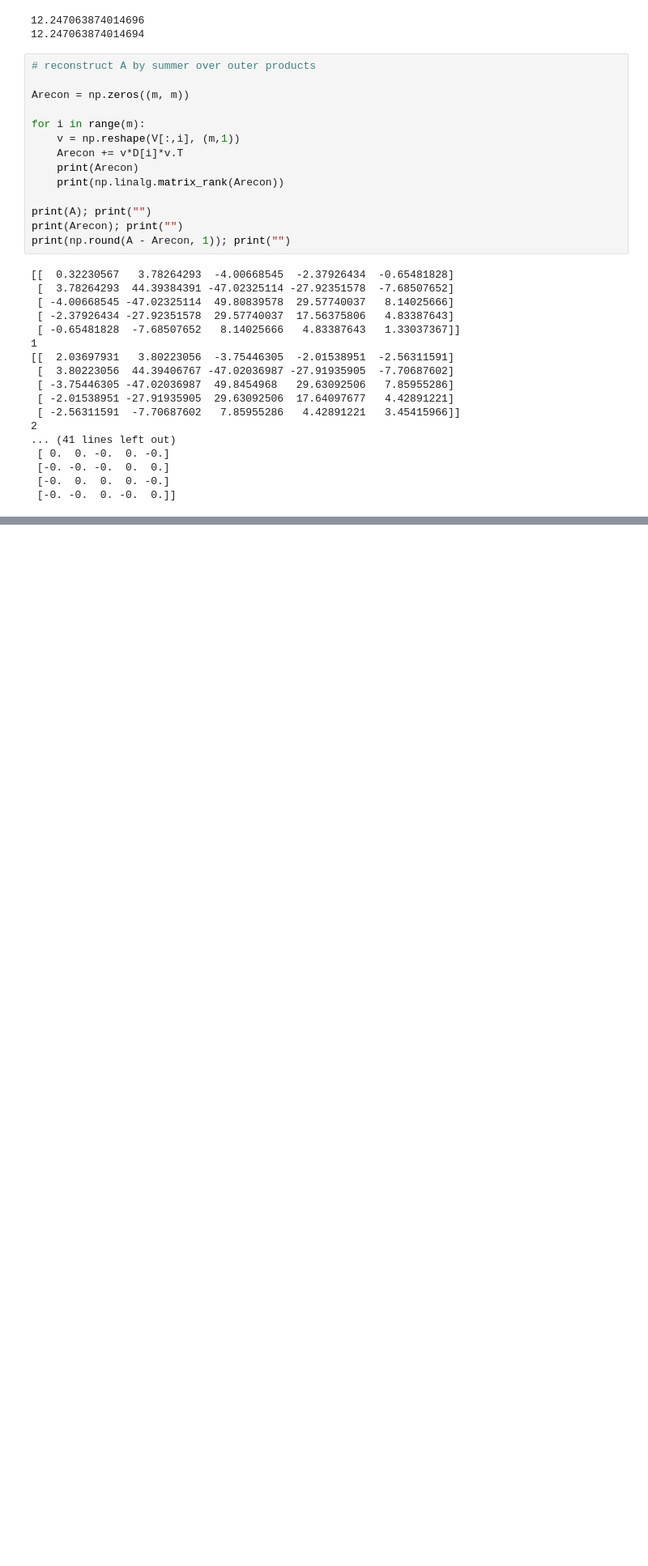
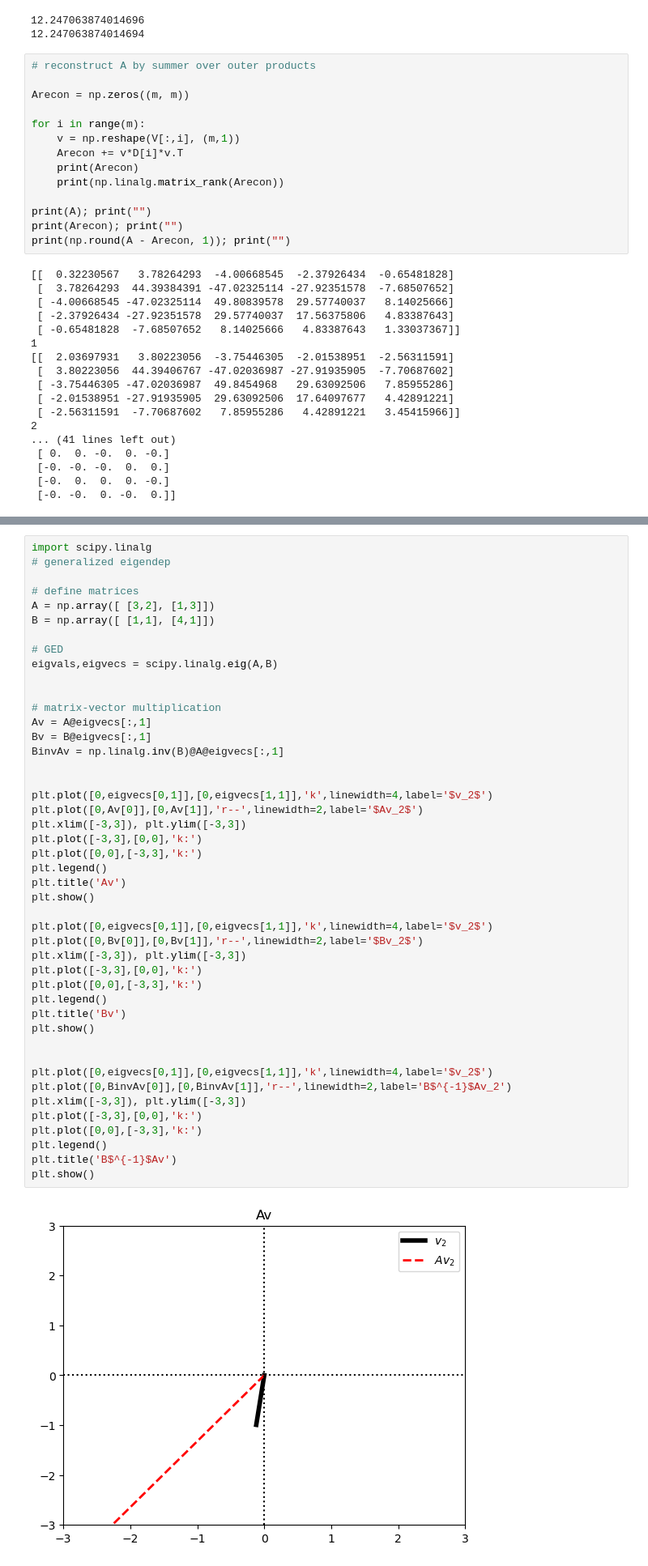
Before and after one commit to decemberkms/linear_algebra, a Jupyter notebook: eigen_decomposition08.ipynb, the cells around one changed output, grey strips where cells are left out. Shown at 81% size. Saved outputs shown, nothing was run; the diff lists cells and outputs as text; blank space fills up the shorter version.

```diff
--- a/eigen_decomposition08.ipynb
+++ b/eigen_decomposition08.ipynb
@@ -502,0 +534,47 @@ print(np.round(A - Arecon, 1)); print("")
+# %%
+import scipy.linalg
+# generalized eigendep
+
+# define matrices
+A = np.array([ [3,2], [1,3]])
+B = np.array([ [1,1], [4,1]])
+
+# GED
+eigvals,eigvecs = scipy.linalg.eig(A,B)
+
+
+# matrix-vector multiplication
+Av = A@eigvecs[:,1]
+Bv = B@eigvecs[:,1]
+BinvAv = np.linalg.inv(B)@A@eigvecs[:,1]
+
+
+plt.plot([0,eigvecs[0,1]],[0,eigvecs[1,1]],'k',linewidth=4,label='$v_2$')
+plt.plot([0,Av[0]],[0,Av[1]],'r--',linewidth=2,label='$Av_2$')
+plt.xlim([-3,3]), plt.ylim([-3,3])
+plt.plot([-3,3],[0,0],'k:')
+plt.plot([0,0],[-3,3],'k:')
+plt.legend()
+plt.title('Av')
+plt.show()
+
+plt.plot([0,eigvecs[0,1]],[0,eigvecs[1,1]],'k',linewidth=4,label='$v_2$')
+plt.plot([0,Bv[0]],[0,Bv[1]],'r--',linewidth=2,label='$Bv_2$')
+plt.xlim([-3,3]), plt.ylim([-3,3])
+plt.plot([-3,3],[0,0],'k:')
+plt.plot([0,0],[-3,3],'k:')
+plt.legend()
+plt.title('Bv')
+plt.show()
+
+
+plt.plot([0,eigvecs[0,1]],[0,eigvecs[1,1]],'k',linewidth=4,label='$v_2$')
+plt.plot([0,BinvAv[0]],[0,BinvAv[1]],'r--',linewidth=2,label='B$^{-1}$Av_2')
+plt.xlim([-3,3]), plt.ylim([-3,3])
+plt.plot([-3,3],[0,0],'k:')
+plt.plot([0,0],[-3,3],'k:')
+plt.legend()
+plt.title('B$^{-1}$Av')
+plt.show()
+# %% [output]
+[figure, added]
```
Also changed, not shown: parts of 3 cells of this notebook.
